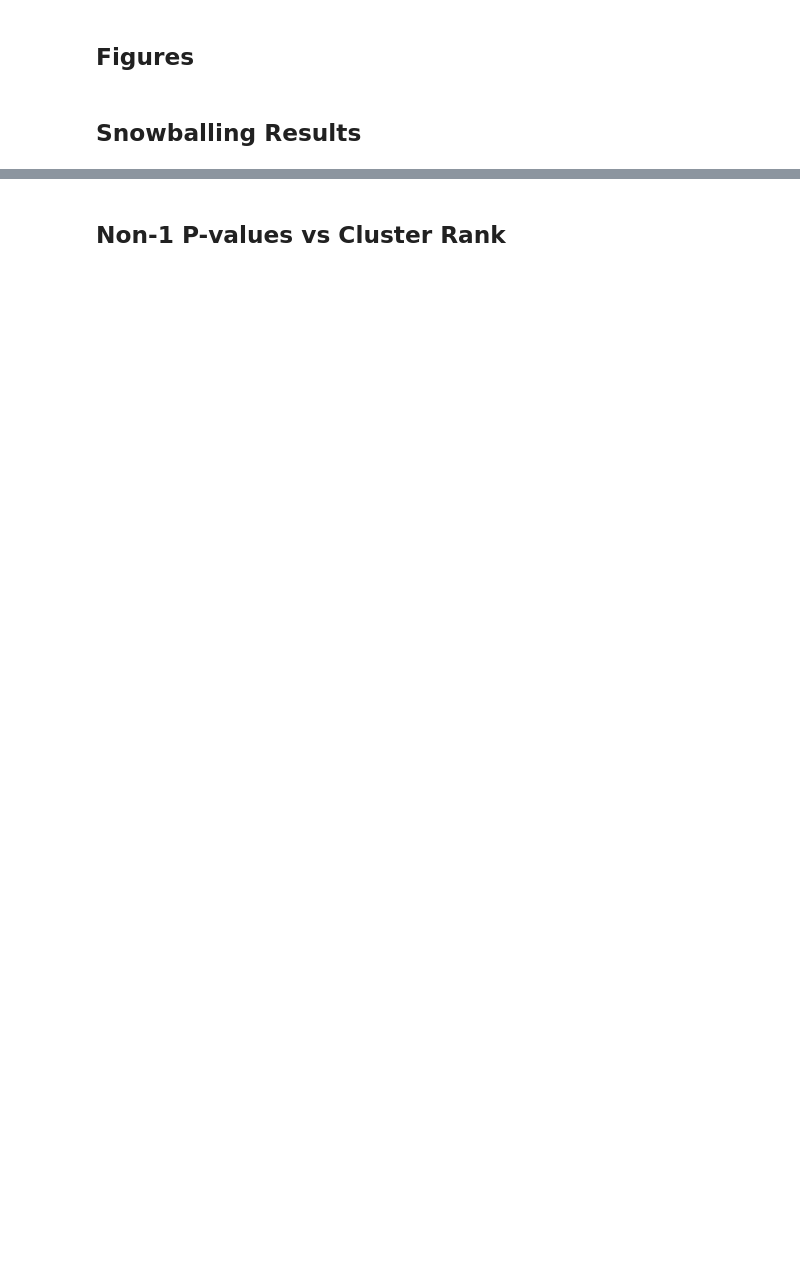
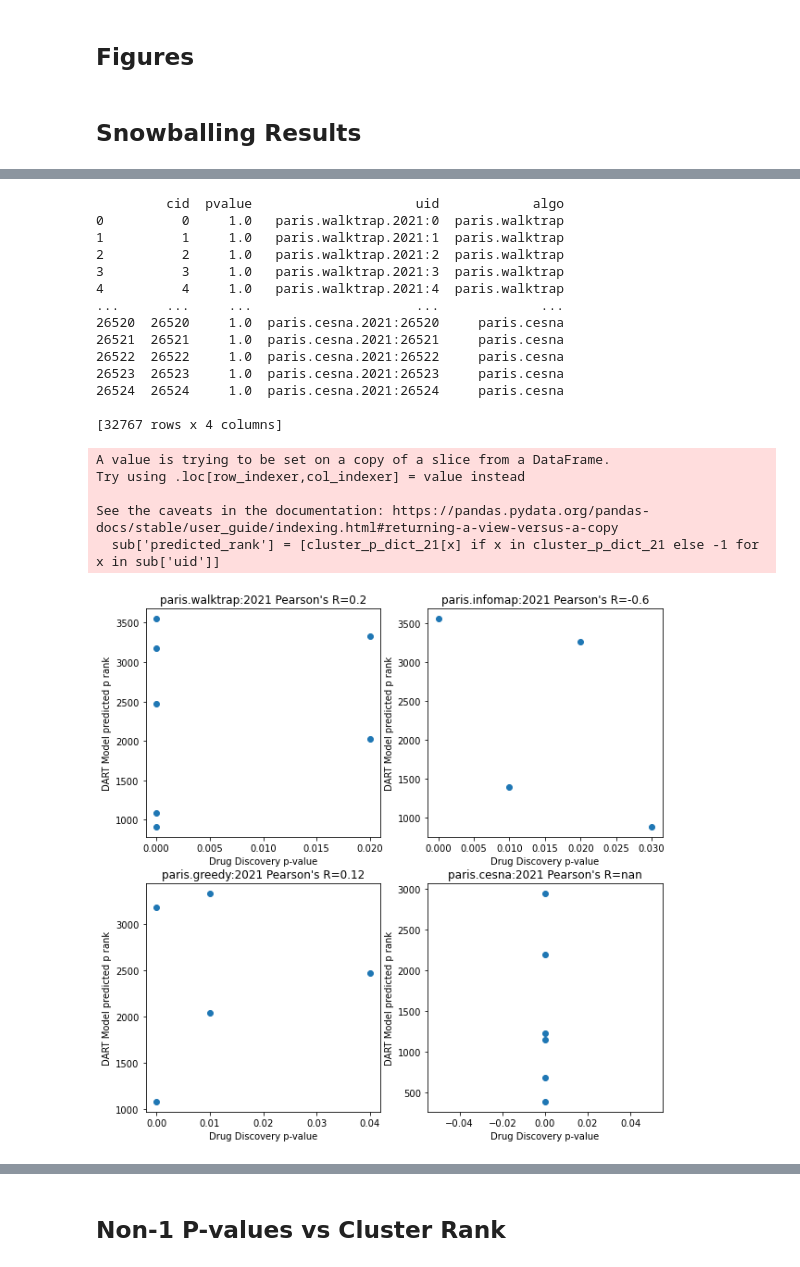
Before and after one commit to MSBradshaw/BOCC, a Jupyter notebook: Experiments/drug_discovery_results.ipynb, the cells around one changed output, grey strips where cells are left out. Drawn from its saved outputs; the diff is of its cells as text; code cells hidden in the pictures; blank space fills up the shorter version.

```diff
--- a/Experiments/drug_discovery_results.ipynb
+++ b/Experiments/drug_discovery_results.ipynb
@@ -547,0 +540,41 @@ plt.show()
+# %%
+#2021
+print(drug_discovery_df_21)
+# cluster_p_dict
+fig, axes = plt.subplots(2,2)
+fig.set_size_inches(10, 10)
+drug_discovery_df_21['algo'] = [x.split('.2021')[0] for x in drug_discovery_df_21['uid']]
+for i,algo in enumerate(drug_discovery_df_21['algo'].unique()):
+    xi = int(i/2)
+    yi = i % 2
+    sub = drug_discovery_df_21[drug_discovery_df_21['algo'] == algo]
+    sub['predicted_rank'] = [cluster_p_dict_21[x] if x in cluster_p_dict_21 else -1 for x in sub['uid']]
+    subsub = sub[sub['predicted_rank'] != -1]
+    subsub = subsub[subsub['pvalue'] != 1]
+    pearsons_R = subsub['pvalue'].corr(subsub['predicted_rank'])
+    axes[xi,yi].scatter(subsub['pvalue'], subsub['predicted_rank'])
+    axes[xi,yi].set_xlabel('Drug Discovery p-value')
+    axes[xi,yi].set_ylabel('DART Model predicted p rank')
+    axes[xi,yi].set_title('{}:2021'.format(algo) + " Pearson's R=" + str(round(pearsons_R, 2)))
+plt.show()
+# %% [output]
+         cid  pvalue                     uid            algo
+0          0     1.0   paris.walktrap.2021:0  paris.walktrap
+1          1     1.0   paris.walktrap.2021:1  paris.walktrap
+2          2     1.0   paris.walktrap.2021:2  paris.walktrap
+3          3     1.0   paris.walktrap.2021:3  paris.walktrap
+4          4     1.0   paris.walktrap.2021:4  paris.walktrap
+...      ...     ...                     ...             ...
+26520  26520     1.0  paris.cesna.2021:26520     paris.cesna
+26521  26521     1.0  paris.cesna.2021:26521     paris.cesna
+26522  26522     1.0  paris.cesna.2021:26522     paris.cesna
+26523  26523     1.0  paris.cesna.2021:26523     paris.cesna
+26524  26524     1.0  paris.cesna.2021:26524     paris.cesna
+
+[32767 rows x 4 columns]
+A value is trying to be set on a copy of a slice from a DataFrame.
+Try using .loc[row_indexer,col_indexer] = value instead
+
+See the caveats in the documentation: https://pandas.pydata.org/pandas-docs/stable/user_guide/indexing.html#returning-a-view-versus-a-copy
+  sub['predicted_rank'] = [cluster_p_dict_21[x] if x in cluster_p_dict_21 else -1 for x in sub['uid']]
+[figure, added]
```
Also changed, not shown: parts of 23 cells of this notebook, 2 other files.
